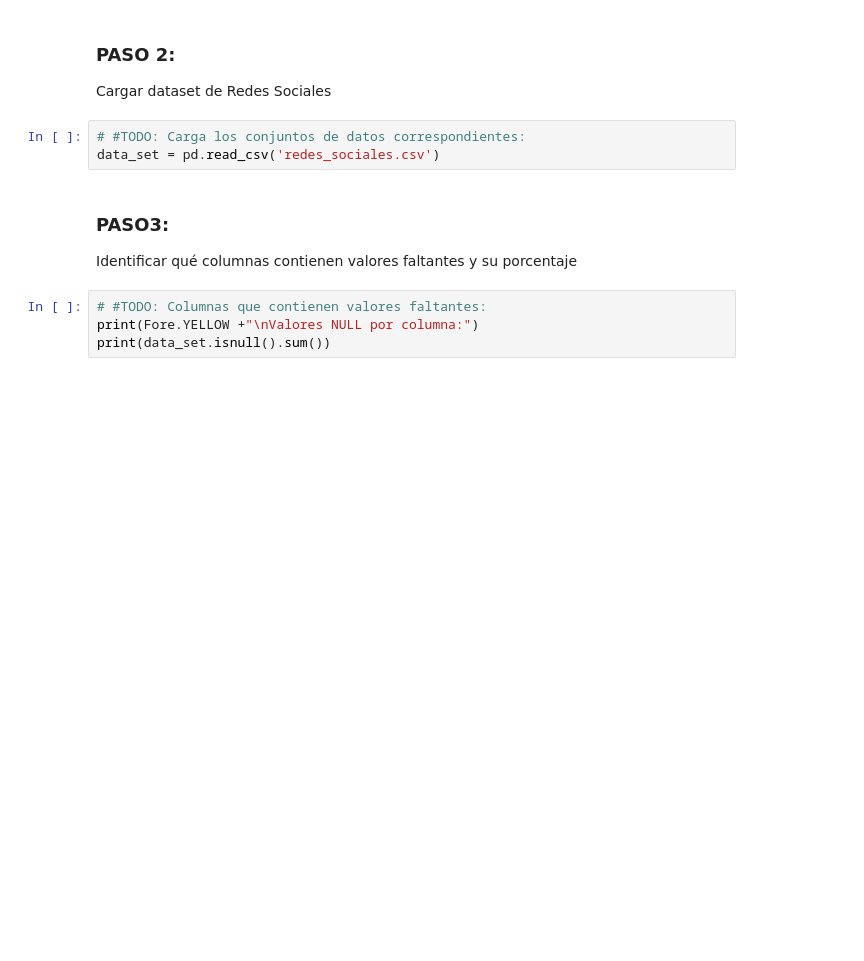
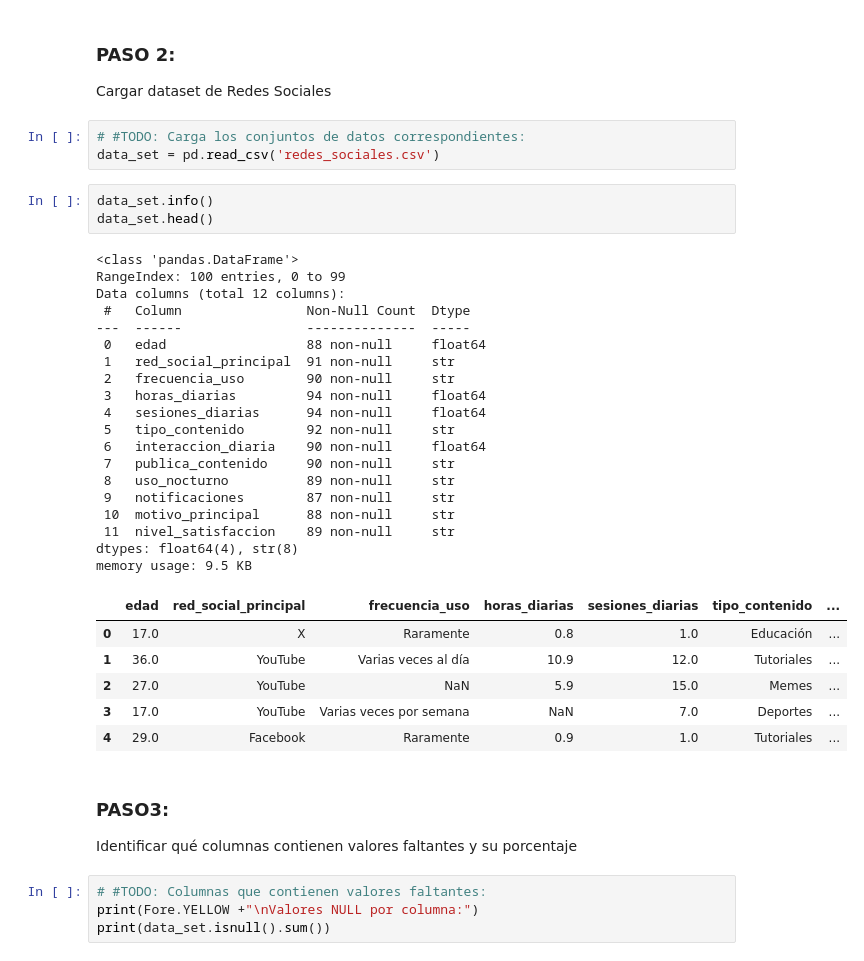
Before and after one commit to JoseAngel-U1/Proyecto_RedesSociales, a Jupyter notebook: Redes_sociales.ipynb, the cells around one changed output. Drawn from its saved outputs; the diff is of its cells as text; blank space fills up the shorter version.

```diff
--- a/Redes_sociales.ipynb
+++ b/Redes_sociales.ipynb
@@ -16,6 +16,35 @@ Cargar dataset de Redes Sociales
 # %%
 # #TODO: Carga los conjuntos de datos correspondientes:
 data_set = pd.read_csv('redes_sociales.csv')
+# %%
+data_set.info()
+data_set.head()
+# %% [output]
+<class 'pandas.DataFrame'>
+RangeIndex: 100 entries, 0 to 99
+Data columns (total 12 columns):
+ #   Column                Non-Null Count  Dtype
+---  ------                --------------  -----
+ 0   edad                  88 non-null     float64
+ 1   red_social_principal  91 non-null     str
+ 2   frecuencia_uso        90 non-null     str
+ 3   horas_diarias         94 non-null     float64
+ 4   sesiones_diarias      94 non-null     float64
+ 5   tipo_contenido        92 non-null     str
+ 6   interaccion_diaria    90 non-null     float64
+ 7   publica_contenido     90 non-null     str
+ 8   uso_nocturno          89 non-null     str
+ 9   notificaciones        87 non-null     str
+ 10  motivo_principal      88 non-null     str
+ 11  nivel_satisfaccion    89 non-null     str
+dtypes: float64(4), str(8)
+memory usage: 9.5 KB
+|  | edad | red_social_principal | frecuencia_uso | horas_diarias | sesiones_diarias | tipo_contenido | ... |
+| 0 | 17.0 | X | Raramente | 0.8 | 1.0 | Educación | ... |
+| 1 | 36.0 | YouTube | Varias veces al día | 10.9 | 12.0 | Tutoriales | ... |
+| 2 | 27.0 | YouTube | NaN | 5.9 | 15.0 | Memes | ... |
+| 3 | 17.0 | YouTube | Varias veces por semana | NaN | 7.0 | Deportes | ... |
+| 4 | 29.0 | Facebook | Raramente | 0.9 | 1.0 | Tutoriales | ... |
 # %% [markdown]
 ### PASO3:
 Identificar qué columnas contienen valores faltantes y su porcentaje
```
Also changed, not shown: parts of 11 cells of this notebook.
